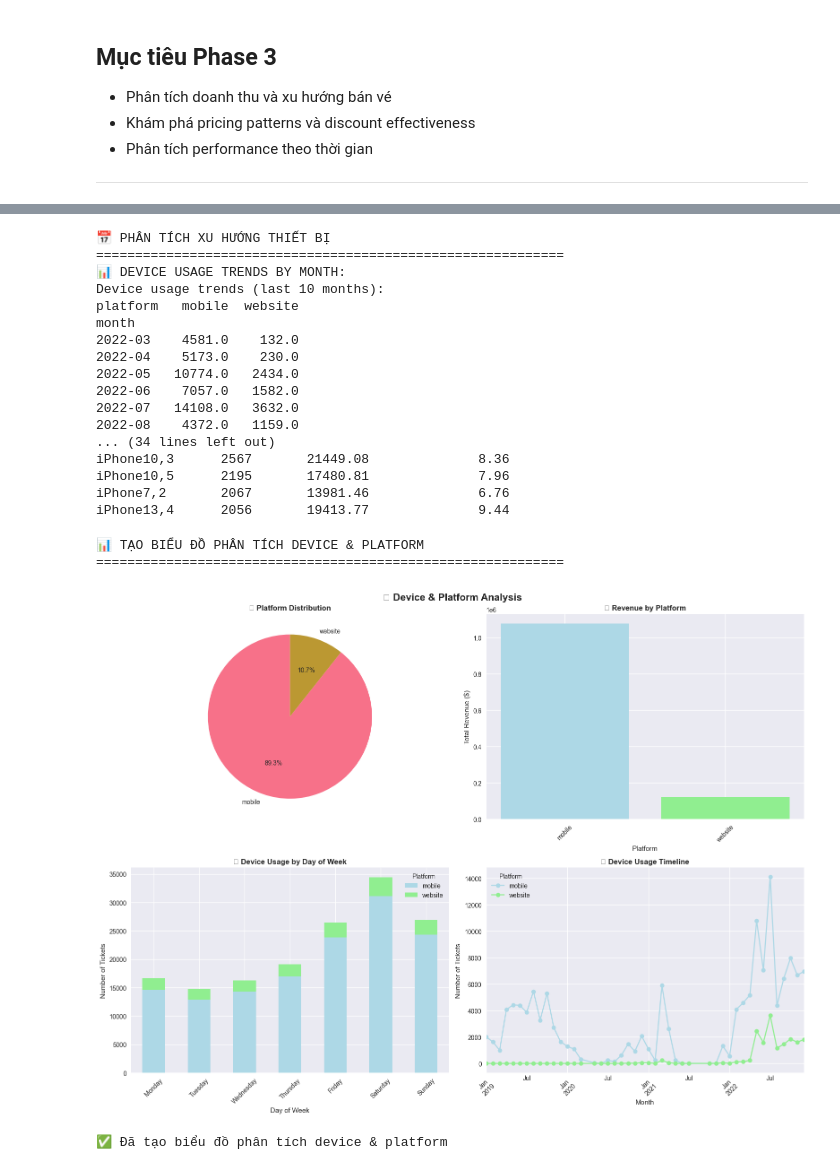
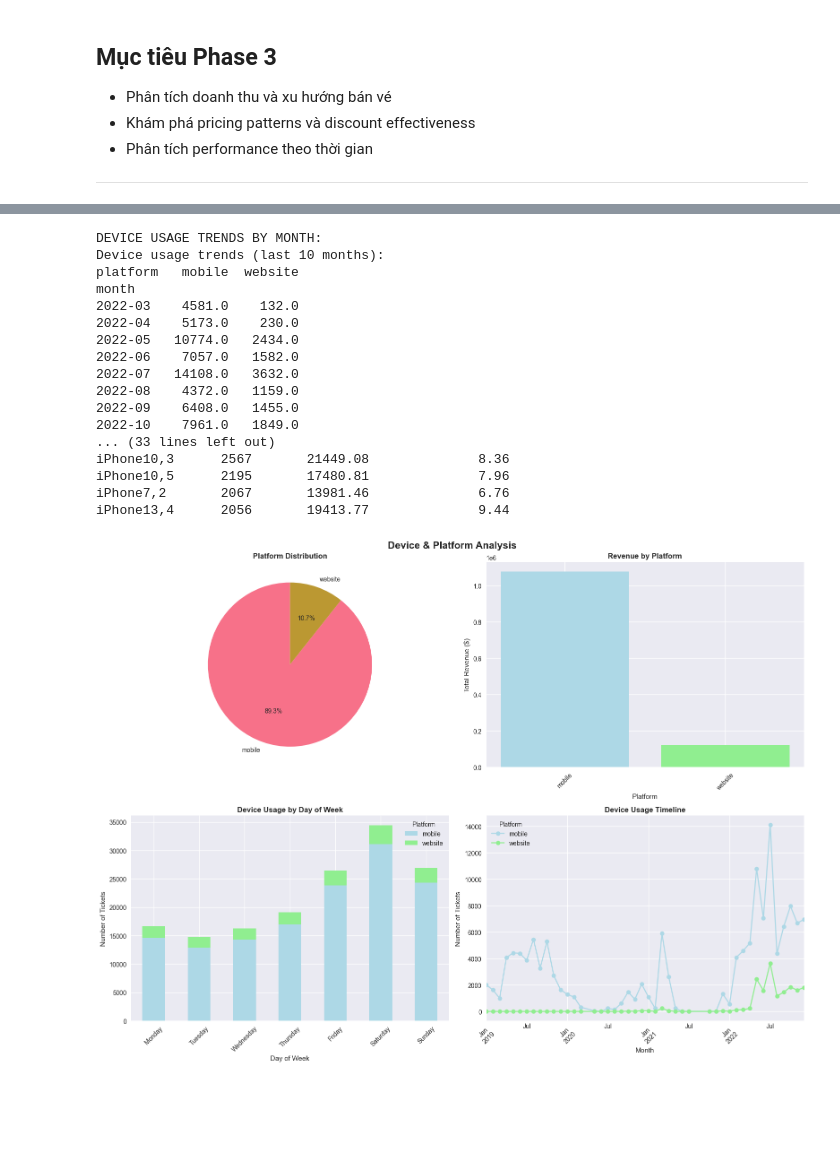
Before and after one commit to LeVanDuy26/Movie-Ticket-Company, a Jupyter notebook: notebooks/02_eda.ipynb, the cells around one changed output, grey strips where cells are left out. Saved outputs shown, nothing was run; the diff lists cells and outputs as text; code cells hidden in the pictures; blank space fills up the shorter version.

```diff
--- a/notebooks/02_eda.ipynb
+++ b/notebooks/02_eda.ipynb
@@ -960,11 +1018,9 @@ mobile                   10.25              7.79
 website                   8.17              7.45
 # %%
 # Device Trends Analysis
-print("📅 PHÂN TÍCH XU HƯỚNG THIẾT BỊ")
-print("="*60)
 
 # 1. Device Usage Trends by Month
-print("📊 DEVICE USAGE TRENDS BY MONTH:")
+print("DEVICE USAGE TRENDS BY MONTH:")
 device_monthly = df_device_ticket.groupby(['month', 'platform']).agg({
     'ticket_id': 'count',
     'final_price': 'sum'
@@ -981,21 +1037,24 @@ device_monthly_pivot = device_monthly.pivot_table(
 
 print("Device usage trends (last 10 months):")
 print(device_monthly_pivot['Tickets'].tail(10))
+print('-'*40)
 
 # 2. Platform Market Share Evolution
-print(f"\n📊 PLATFORM MARKET SHARE EVOLUTION:")
+print(f"PLATFORM MARKET SHARE EVOLUTION:")
 # Tính market share cho từng tháng
 market_share = device_monthly_pivot['Tickets'].div(device_monthly_pivot['Tickets'].sum(axis=1), axis=0) * 100
 print("Market share by platform (last 5 months):")
 print(market_share.tail(5).round(1))
+print('-'*40)
 
 # 3. Device Performance by Campaign
-print(f"\n📊 DEVICE PERFORMANCE BY CAMPAIGN:")
+print(f"DEVICE PERFORMANCE BY CAMPAIGN:")
 device_campaign = df_device_ticket.groupby(['platform', 'campaign_id']).agg({
     'ticket_id': 'count',
     'final_price': 'sum'
 }).round(2)
 device_campaign.columns = ['Tickets', 'Revenue']
+print('-'*40)
 
 # Tính conversion rate cho campaigns theo platform
 print("Campaign effectiveness by platform:")
@@ -1006,15 +1065,13 @@ for platform in df_device_ticket['platform'].unique():
     if total_tickets > 0:
         campaign_rate = (campaign_tickets / total_tickets * 100)
         print(f"   {platform}: {campaign_rate:.1f}% tickets từ campaigns")
-
+print('-'*40)
 # 4. Top Device Models Performance
-print(f"\n🏆 TOP 15 DEVICE MODELS PERFORMANCE:")
+print(f"TOP 15 DEVICE MODELS PERFORMANCE:")
 top_devices = model_analysis.nlargest(15, 'Tickets')
 print(top_devices[['Tickets', 'Total_Revenue', 'Avg_Ticket_Price']])
 # %% [output]
-📅 PHÂN TÍCH XU HƯỚNG THIẾT BỊ
-============================================================
-📊 DEVICE USAGE TRENDS BY MONTH:
+DEVICE USAGE TRENDS BY MONTH:
 Device usage trends (last 10 months):
 platform   mobile  website
 month
@@ -1024,62 +1081,57 @@ month
 2022-06    7057.0   1582.0
 2022-07   14108.0   3632.0
 2022-08    4372.0   1159.0
-... (34 lines left out)
+2022-09    6408.0   1455.0
+2022-10    7961.0   1849.0
+... (33 lines left out)
 iPhone10,3      2567       21449.08              8.36
 iPhone10,5      2195       17480.81              7.96
 iPhone7,2       2067       13981.46              6.76
 iPhone13,4      2056       19413.77              9.44
 # %%
 # Device & Platform Visualization
-print("📊 TẠO BIỂU ĐỒ PHÂN TÍCH DEVICE & PLATFORM")
-print("="*60)
 
 # Tạo subplot cho device analysis
 fig, axes = plt.subplots(2, 2, figsize=(16, 12))
-fig.suptitle('📱 Device & Platform Analysis', fontsize=16, fontweight='bold')
+fig.suptitle('Device & Platform Analysis', fontsize=16, fontweight='bold')
 
 # 1. Platform Distribution
 platform_counts = df_device_ticket['platform'].value_counts()
 axes[0, 0].pie(platform_counts.values, labels=platform_counts.index, autopct='%1.1f%%', startangle=90)
-axes[0, 0].set_title('📱 Platform Distribution', fontweight='bold')
+axes[0, 0].set_title('Platform Distribution', fontweight='bold')
 
 # 2. Revenue by Platform
 revenue_by_platform = platform_analysis['Total_Revenue']
 colors_platform = ['lightblue', 'lightgreen', 'lightcoral', 'orange'][:len(revenue_by_platform)]
 axes[0, 1].bar(revenue_by_platform.index, revenue_by_platform.values, color=colors_platform)
-axes[0, 1].set_title('💰 Revenue by Platform', fontweight='bold')
+axes[0, 1].set_title('Revenue by Platform', fontweight='bold')
 axes[0, 1].set_xlabel('Platform')
 axes[0, 1].set_ylabel('Total Revenue ($)')
 axes[0, 1].tick_params(axis='x', rotation=45)
 
 # 3. Device Usage by Day of Week
 dow_order = ['Monday', 'Tuesday', 'Wednesday', 'Thursday', 'Friday', 'Saturday', 'Sunday']
 device_dow_clean = device_dow_pivot['Tickets'].reindex(dow_order)
 
 # Stacked bar chart
 device_dow_clean.plot(kind='bar', stacked=True, ax=axes[1, 0], color=['lightblue', 'lightgreen', 'lightcoral'])
-axes[1, 0].set_title('📅 Device Usage by Day of Week', fontweight='bold')
+axes[1, 0].set_title('Device Usage by Day of Week', fontweight='bold')
 axes[1, 0].set_xlabel('Day of Week')
 axes[1, 0].set_ylabel('Number of Tickets')
 axes[1, 0].tick_params(axis='x', rotation=45)
 axes[1, 0].legend(title='Platform')
 
 # 4. Device Performance Timeline
 device_timeline = df_device_ticket.groupby(['month', 'platform']).size().unstack(fill_value=0)
 device_timeline.plot(kind='line', ax=axes[1, 1], marker='o', color=['lightblue', 'lightgreen', 'lightcoral'])
-axes[1, 1].set_title('📅 Device Usage Timeline', fontweight='bold')
+axes[1, 1].set_title('Device Usage Timeline', fontweight='bold')
 axes[1, 1].set_xlabel('Month')
 axes[1, 1].set_ylabel('Number of Tickets')
 axes[1, 1].tick_params(axis='x', rotation=45)
 axes[1, 1].legend(title='Platform')
 
 plt.tight_layout()
 plt.show()
-
-print("✅ Đã tạo biểu đồ phân tích device & platform")
 # %% [output]
-📊 TẠO BIỂU ĐỒ PHÂN TÍCH DEVICE & PLATFORM
-============================================================
-[figure, old version]
+[figure, new version]
-✅ Đã tạo biểu đồ phân tích device & platform
 # %% [markdown]
```
Also changed, not shown: parts of 25 cells of this notebook, 9 other files.
